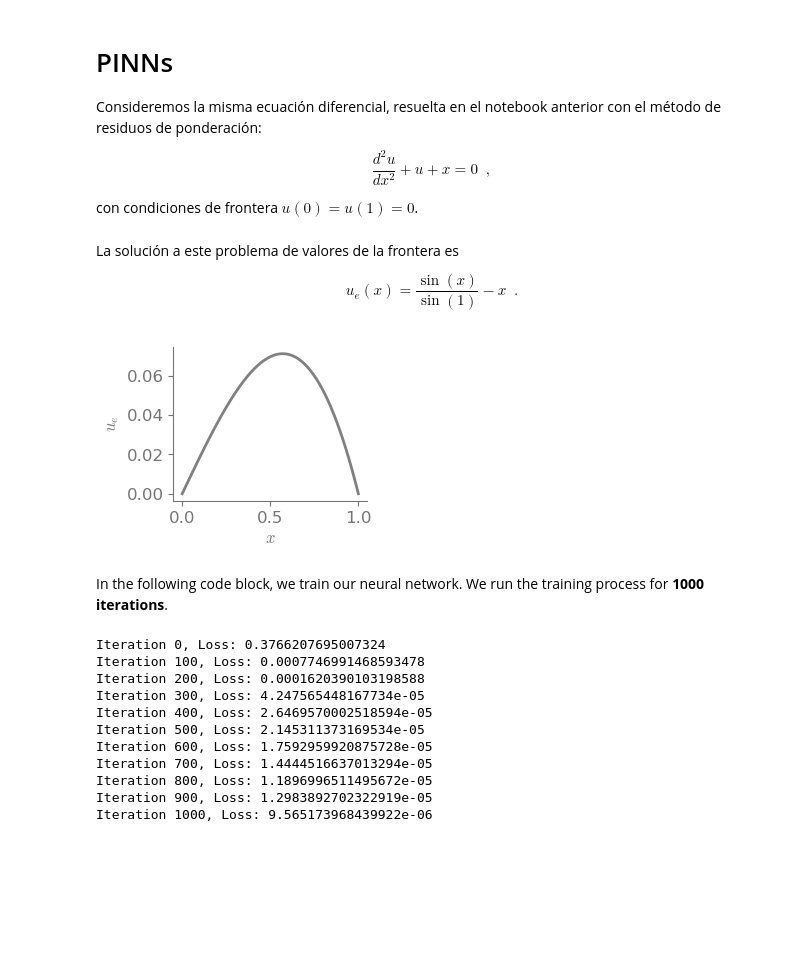
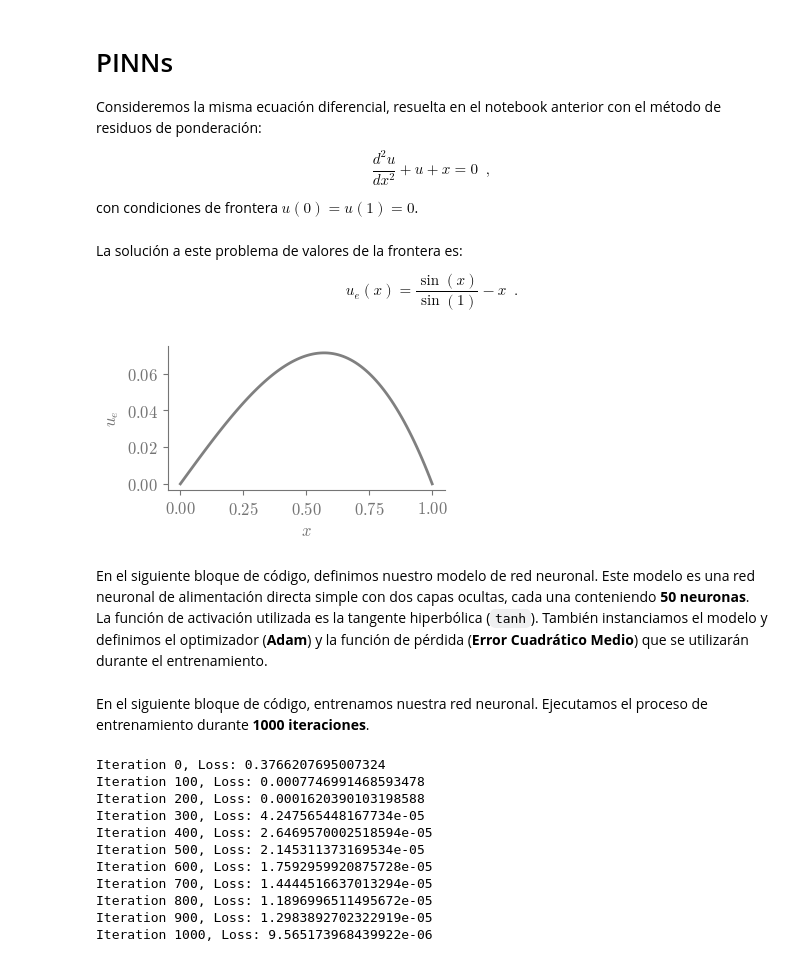
Before and after one commit to oscar-rincon/PINNs-course, a Jupyter notebook: notebooks/02_pinns.ipynb, the cells around one changed output. Saved outputs shown, nothing was run; the diff lists cells and outputs as text; code cells hidden in the pictures; blank space fills up the shorter version.

```diff
--- a/notebooks/02_pinns.ipynb
+++ b/notebooks/02_pinns.ipynb
@@ -9,51 +9,46 @@ con condiciones de frontera $u(0)=u(1)=0$.
 # %%
 # Import NumPy for numerical operations
 import numpy as np
+
+# Import Matplotlib for plotting
+import matplotlib.pyplot as plt
 
 # Import PyTorch for building and training neural networks
 import torch
 import torch.nn as nn
 import torch.optim as optim
 
-# Import Matplotlib for plotting
-import matplotlib.pyplot as plt
+# Import the time module to time our training process
+import time
 
 # Import a utility module for additional plotting functions
 import utils_plots
 
-# Import the time module to time our training process
-import time
-
-# Configuracion graficos
-gris = '#757575'
-plt.rcParams["mathtext.fontset"] = "cm"
-plt.rcParams["text.color"] = gris
-plt.rcParams["font.size"] = 12
-plt.rcParams["xtick.color"] = gris
-plt.rcParams["ytick.color"] = gris
-plt.rcParams["axes.labelcolor"] = gris
-plt.rcParams["axes.edgecolor"] = gris
-plt.rcParams["axes.spines.right"] = False
-plt.rcParams["axes.spines.top"] = False
+# Ignore Warning Messages
+import warnings
+warnings.filterwarnings("ignore")
 # %% [markdown]
-La solución a este problema de valores de la frontera es
+La solución a este problema de valores de la frontera es:
 
 $$u_e(x) = \frac{\sin(x)}{\sin(1)} - x \enspace .$$
 # %%
 x = torch.linspace(0,1,100).view(-1,1)
+x_physics = torch.linspace(0,1,100).view(-1,1).requires_grad_(True)
 u_e = torch.sin(x)/torch.sin(torch.tensor(1)) - x
 
 # Create a figure for the plot
-fig = plt.figure(figsize=(2.5, 2.0))
+fig = plt.figure(figsize=(3.5, 2.0))
 
 plt.plot(x,u_e,color='gray', linewidth=2)
 
 # Set the title and labels for the x and y axes
 plt.xlabel('$x$')
 plt.ylabel('$u_{e}$')
 
 # Display the plot
 plt.show()
 # %% [output]
-[figure, old version]
+[figure, new version]
+# %% [markdown]
+En el siguiente bloque de código, definimos nuestro modelo de red neuronal. Este modelo es una red neuronal de alimentación directa simple con dos capas ocultas, cada una conteniendo **50 neuronas**. La función de activación utilizada es la tangente hiperbólica (`tanh`). También instanciamos el modelo y definimos el optimizador (**Adam**) y la función de pérdida (**Error Cuadrático Medio**) que se utilizarán durante el entrenamiento.
 # %%
@@ -82,8 +74,8 @@ optimizer = optim.Adam(model.parameters(), lr=0.01)
 
 # Define a loss function (Mean Squared Error) for training the network
 loss_func = nn.MSELoss()
-# %% [markdown]
-In the following code block, we train our neural network. We run the training process for **1000 iterations**.
+# %% [markdown]
+En el siguiente bloque de código, entrenamos nuestra red neuronal. Ejecutamos el proceso de entrenamiento durante **1000 iteraciones**.
 # %%
 torch.manual_seed(123)
 
```
Also changed, not shown: parts of 3 cells of this notebook, 1 other file.
